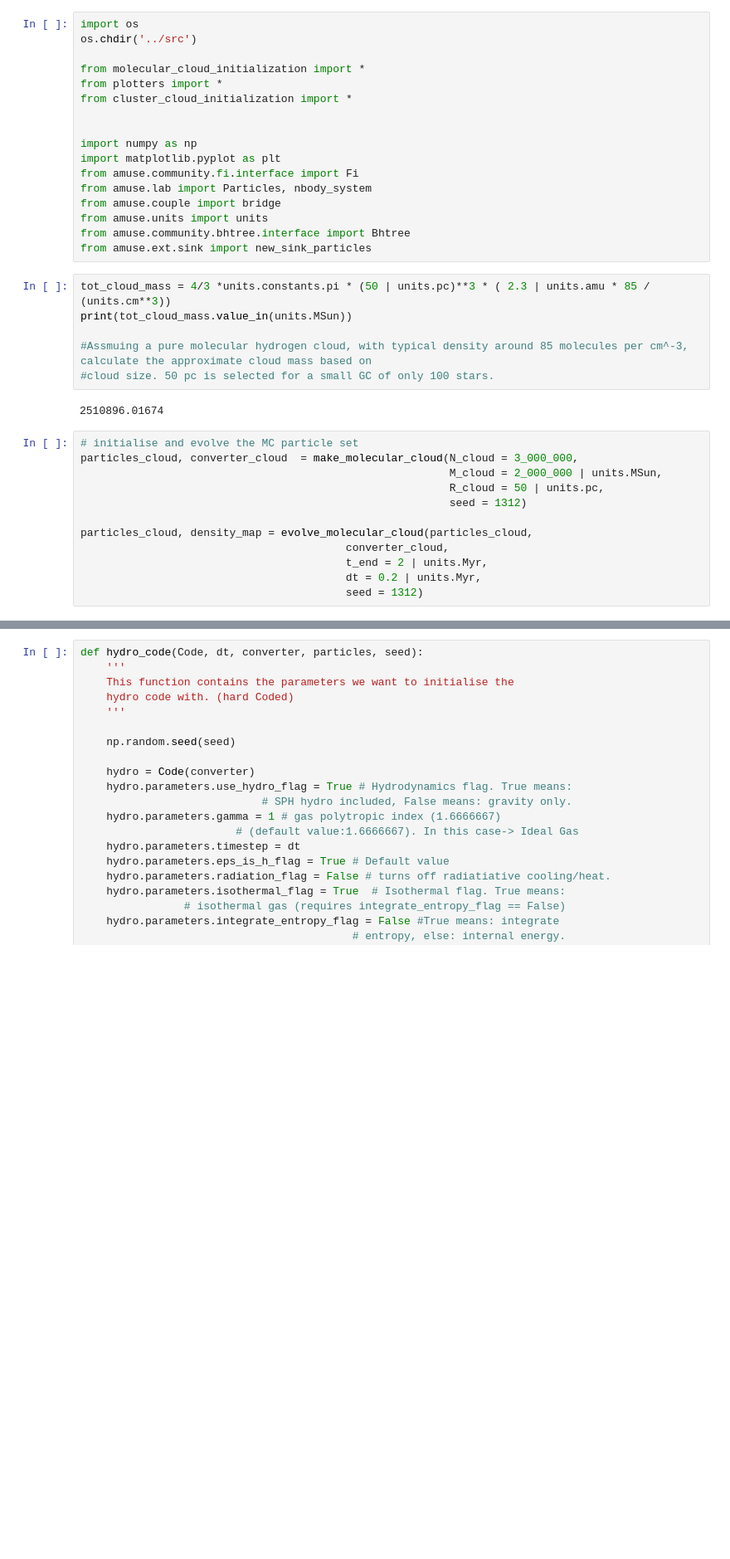
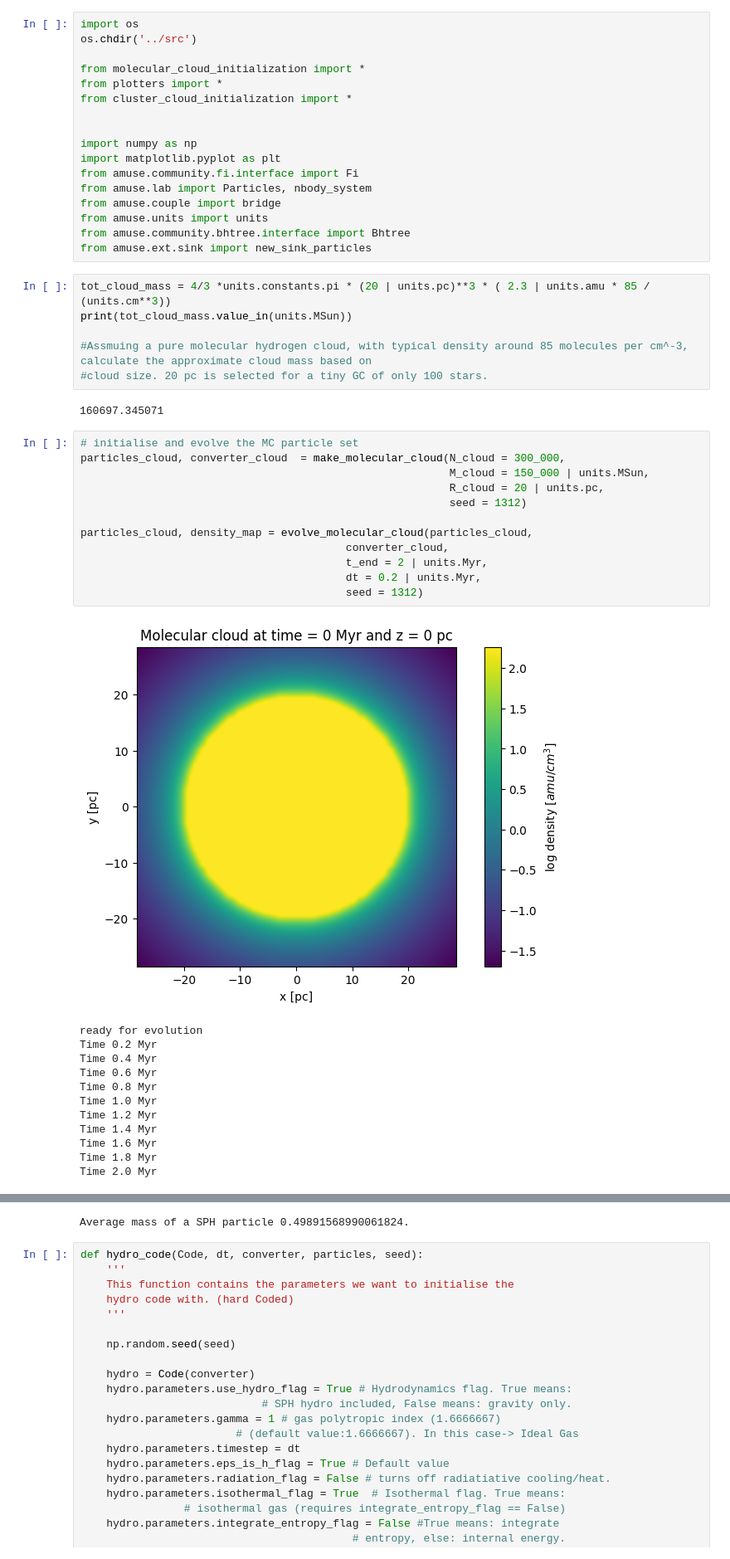
Before and after one commit to umuzigazuba/AMUSE-_project_SNOOPS, a Jupyter notebook: AMUSE_project_YESSIR/notebooks/sink_test.ipynb, the cells around one changed output, grey strips where cells are left out. Shown at 83% size. Cells and saved outputs as stored; diff of their text form; blank space fills up the shorter version.

```diff
--- a/AMUSE_project_YESSIR/notebooks/sink_test.ipynb
+++ b/AMUSE_project_YESSIR/notebooks/sink_test.ipynb
@@ -16,22 +16,35 @@ from amuse.units import units
 from amuse.community.bhtree.interface import Bhtree
 from amuse.ext.sink import new_sink_particles
 # %%
-tot_cloud_mass = 4/3 *units.constants.pi * (50 | units.pc)**3 * ( 2.3 | units.amu * 85 / (units.cm**3))
+tot_cloud_mass = 4/3 *units.constants.pi * (20 | units.pc)**3 * ( 2.3 | units.amu * 85 / (units.cm**3))
 print(tot_cloud_mass.value_in(units.MSun))
 
 #Assmuing a pure molecular hydrogen cloud, with typical density around 85 molecules per cm^-3, calculate the approximate cloud mass based on
-#cloud size. 50 pc is selected for a small GC of only 100 stars.
+#cloud size. 20 pc is selected for a tiny GC of only 100 stars.
 # %% [output]
-2510896.01674
+160697.345071
 # %%
 # initialise and evolve the MC particle set
-particles_cloud, converter_cloud  = make_molecular_cloud(N_cloud = 3_000_000,
-                                                         M_cloud = 2_000_000 | units.MSun,
-                                                         R_cloud = 50 | units.pc,
+particles_cloud, converter_cloud  = make_molecular_cloud(N_cloud = 300_000,
+                                                         M_cloud = 150_000 | units.MSun,
+                                                         R_cloud = 20 | units.pc,
                                                          seed = 1312)
 
 particles_cloud, density_map = evolve_molecular_cloud(particles_cloud,
                                          converter_cloud,
                                          t_end = 2 | units.Myr,
                                          dt = 0.2 | units.Myr,
                                          seed = 1312)
+# %% [output]
+[figure, added]
+ready for evolution
+Time 0.2 Myr
+Time 0.4 Myr
+Time 0.6 Myr
+Time 0.8 Myr
+Time 1.0 Myr
+Time 1.2 Myr
+Time 1.4 Myr
+Time 1.6 Myr
+Time 1.8 Myr
+Time 2.0 Myr
@@ -38,3 +52,4 @@ particles_cloud, density_map = evolve_molecular_cloud(particles_cloud,
+Average mass of a SPH particle 0.49891568990061824.
 # %%
 def hydro_code(Code, dt, converter, particles, seed):
     '''
```
Also changed, not shown: parts of 7 cells of this notebook.
